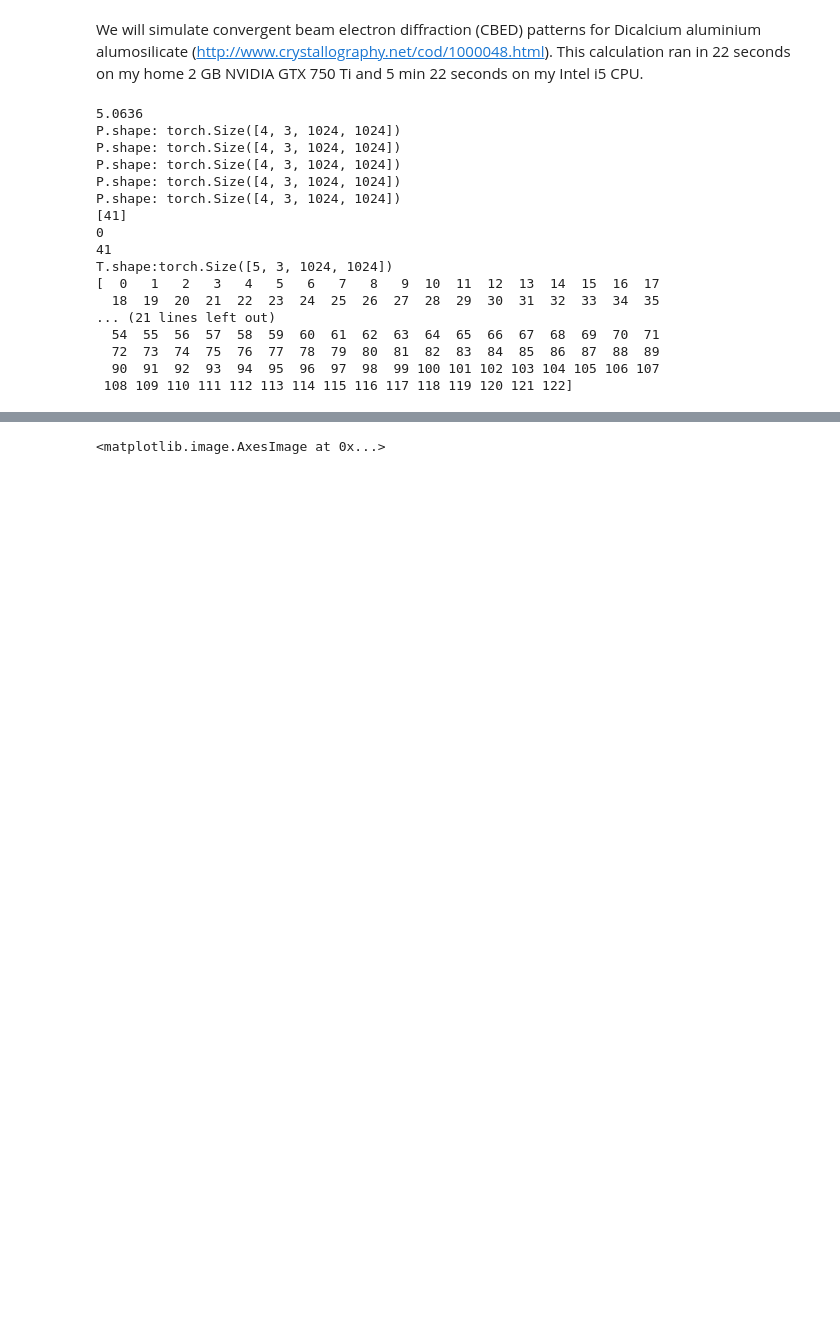
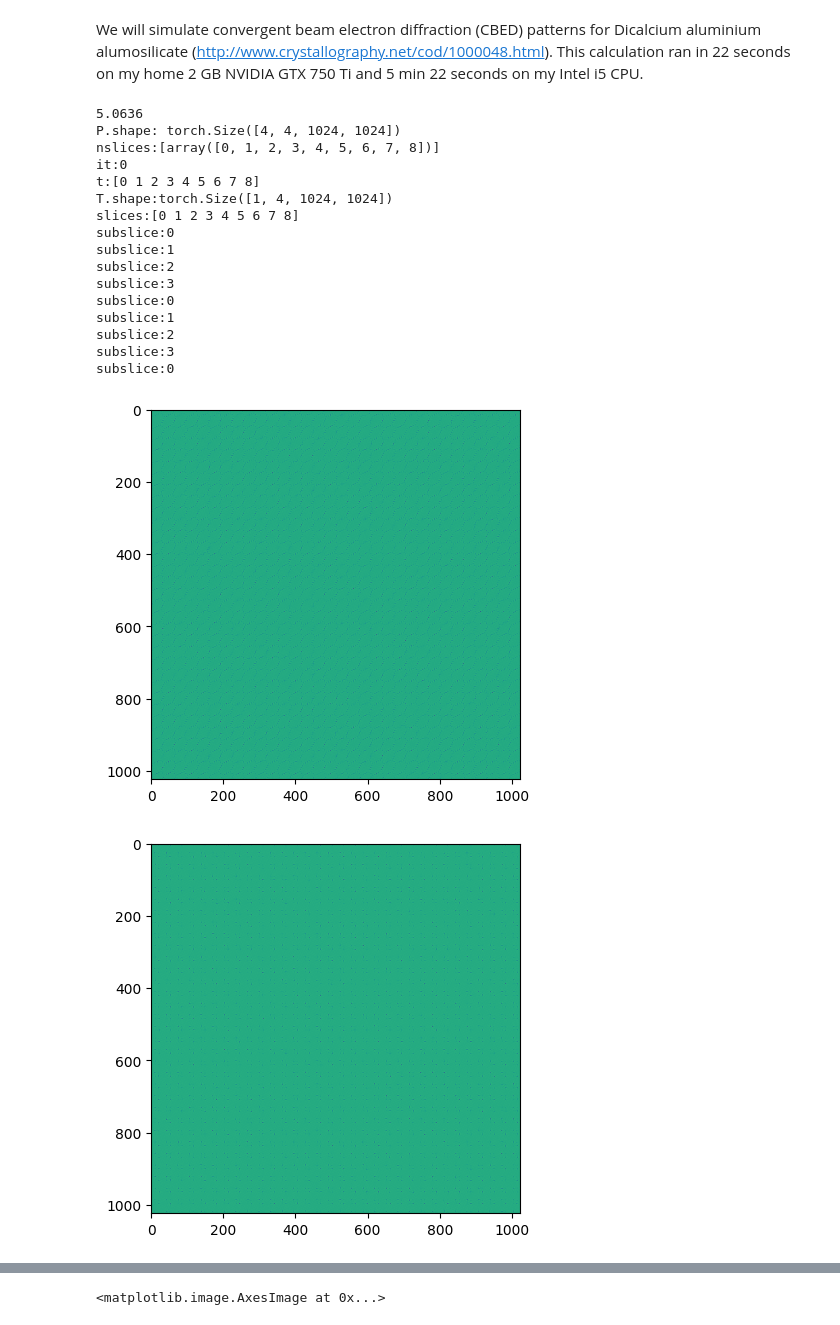
Before and after one commit to tiarnan-doherty/py_multislice-1, a Jupyter notebook: Demos/CBED.ipynb, the cells around one changed output, grey strips where cells are left out. Cells and saved outputs as stored; diff of their text form; code cells hidden in the pictures; blank space fills up the shorter version.

```diff
--- a/Demos/CBED.ipynb
+++ b/Demos/CBED.ipynb
@@ -20,52 +20,54 @@ tiling = [32,32]
 # Probe accelerating voltage in eV
 eV = 3e5
 
 # Probe forming aperture in mrad
 app = 10
 
 # Number of frozen phonon passes
-nfph = 3
+nfph = 1
 
 # Choose device to run calculation on (GPU or CPU)
 # device = torch.device('cpu')
 device = torch.device('cpu')
 
-subslices = [0.33, 0.66, 1.0]
+subslices = [0.25, 0.5, 0.75, 1.0]
 
 # Set up thickness series (up to a 1000 Angstrom in steps of 100 Angstrom)
-tstep = 100
-thicknesses = np.arange(tstep,1001,tstep)
+tstep = 5
+thicknesses = np.arange(tstep,11,tstep)
 thicknesses = crystal.unitcell[2]
 print(thicknesses)
 
 output = pyms.HRTEM(
     crystal,
     gridshape,
     eV,
     app,
-    thicknesses = 204,
+    thicknesses = thicknesses*2+1,
     subslices=subslices,
+    subslicing = True,
     tiling=tiling,
     nfph=nfph,
-    nT = 5,
+    nT = 1,
     showProgress=False,
     device_type=device,
 )
 # %% [output]
 5.0636
-P.shape: torch.Size([4, 3, 1024, 1024])
-P.shape: torch.Size([4, 3, 1024, 1024])
-P.shape: torch.Size([4, 3, 1024, 1024])
-P.shape: torch.Size([4, 3, 1024, 1024])
-P.shape: torch.Size([4, 3, 1024, 1024])
-[41]
-0
-41
-T.shape:torch.Size([5, 3, 1024, 1024])
-[  0   1   2   3   4   5   6   7   8   9  10  11  12  13  14  15  16  17
-  18  19  20  21  22  23  24  25  26  27  28  29  30  31  32  33  34  35
-... (21 lines left out)
-  54  55  56  57  58  59  60  61  62  63  64  65  66  67  68  69  70  71
-  72  73  74  75  76  77  78  79  80  81  82  83  84  85  86  87  88  89
-  90  91  92  93  94  95  96  97  98  99 100 101 102 103 104 105 106 107
- 108 109 110 111 112 113 114 115 116 117 118 119 120 121 122]
+P.shape: torch.Size([4, 4, 1024, 1024])
+nslices:[array([0, 1, 2, 3, 4, 5, 6, 7, 8])]
+it:0
+t:[0 1 2 3 4 5 6 7 8]
+T.shape:torch.Size([1, 4, 1024, 1024])
+slices:[0 1 2 3 4 5 6 7 8]
+subslice:0
+subslice:1
+subslice:2
+subslice:3
+subslice:0
+subslice:1
+subslice:2
+subslice:3
+subslice:0
+[figure, added]
+[figure, added]
```
Also changed, not shown: parts of 25 cells of this notebook, 2 other files.
